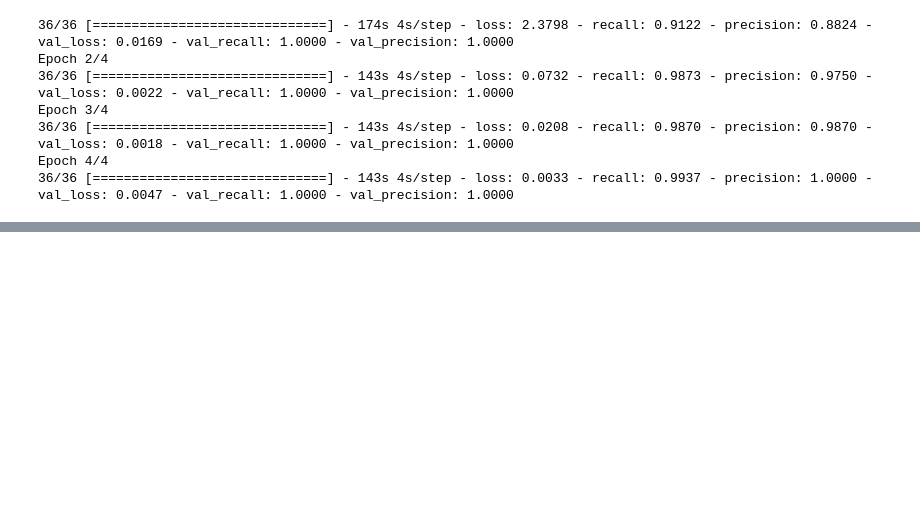
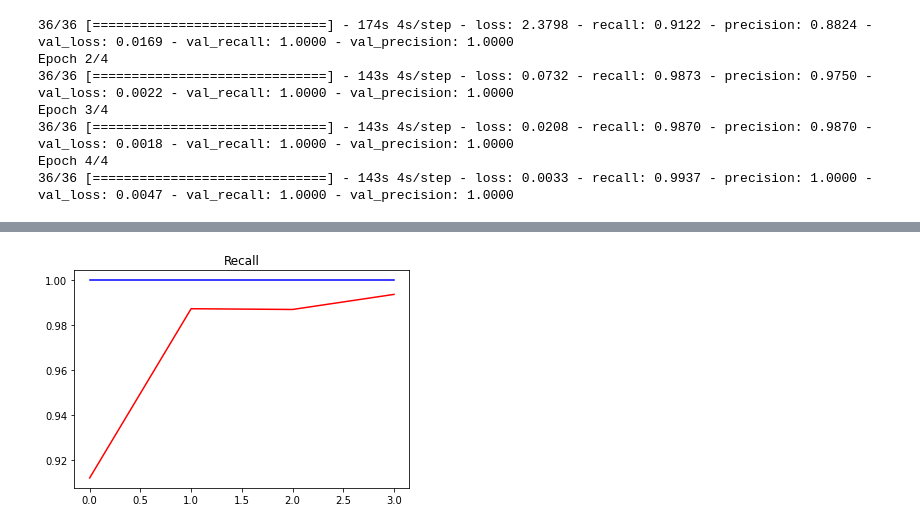
Before and after one commit to rohan-singh987/BirdCallClasifier, a Jupyter notebook: birdsCallClassifier.ipynb, the cells around one changed output, grey strips where cells are left out. Cells and saved outputs as stored; diff of their text form; code cells hidden in the pictures; blank space fills up the shorter version.

```diff
--- a/birdsCallClassifier.ipynb
+++ b/birdsCallClassifier.ipynb
@@ -225,0 +242,7 @@ Epoch 4/4
+# %%
+plt.title('Recall')
+plt.plot(hist.history['recall'], 'r')
+plt.plot(hist.history['val_recall'], 'b')
+plt.show()
+# %% [output]
+[figure, added]
```
Also changed, not shown: parts of 3 cells of this notebook.
